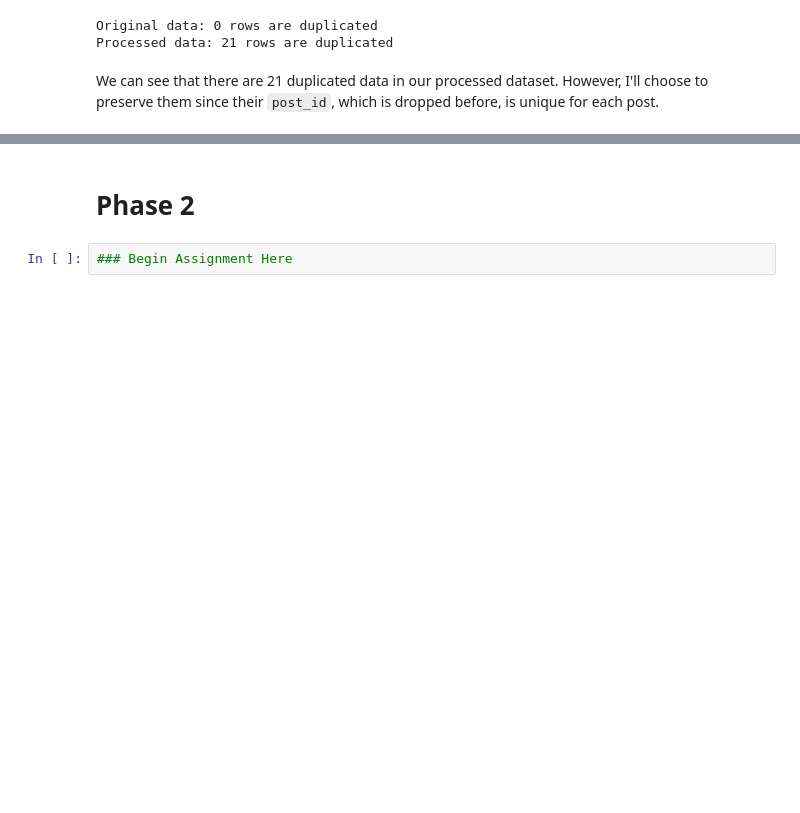
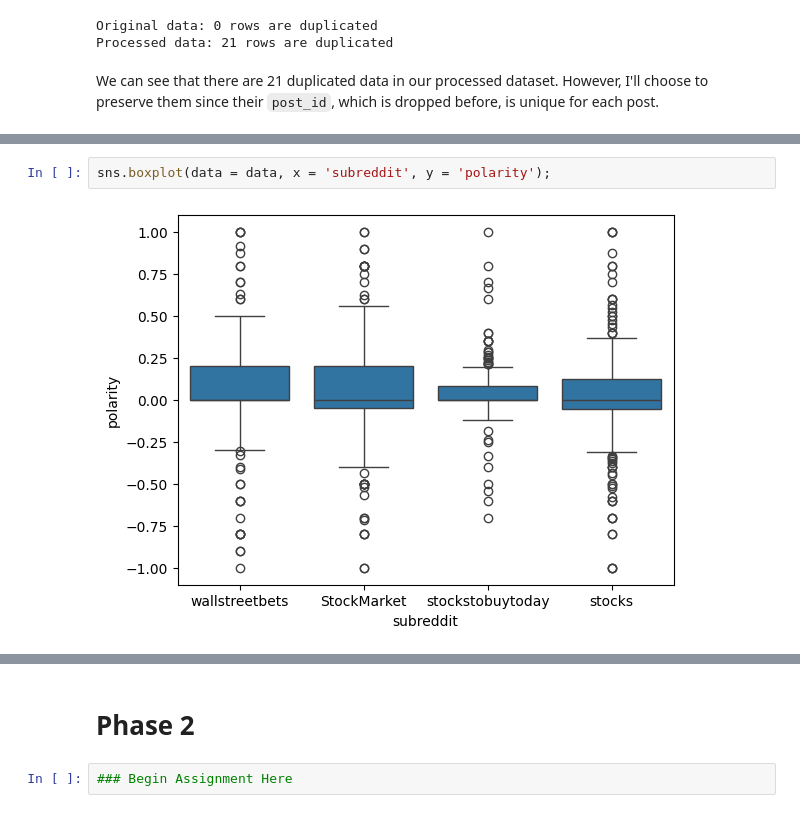
Before and after one commit to omeiLab/DM2025-Lab1-Exercise, a Jupyter notebook: DM2025-Lab1-Homework.ipynb, the cells around one changed output, grey strips where cells are left out. Cells and saved outputs as stored; diff of their text form; blank space fills up the shorter version.

```diff
--- a/DM2025-Lab1-Homework.ipynb
+++ b/DM2025-Lab1-Homework.ipynb
@@ -170,0 +234,4 @@ We can see that there are 21 duplicated data in our processed dataset. However,
+# %%
+sns.boxplot(data = data, x = 'subreddit', y = 'polarity');
+# %% [output]
+[figure, added]
```
Also changed, not shown: parts of 25 cells of this notebook.
